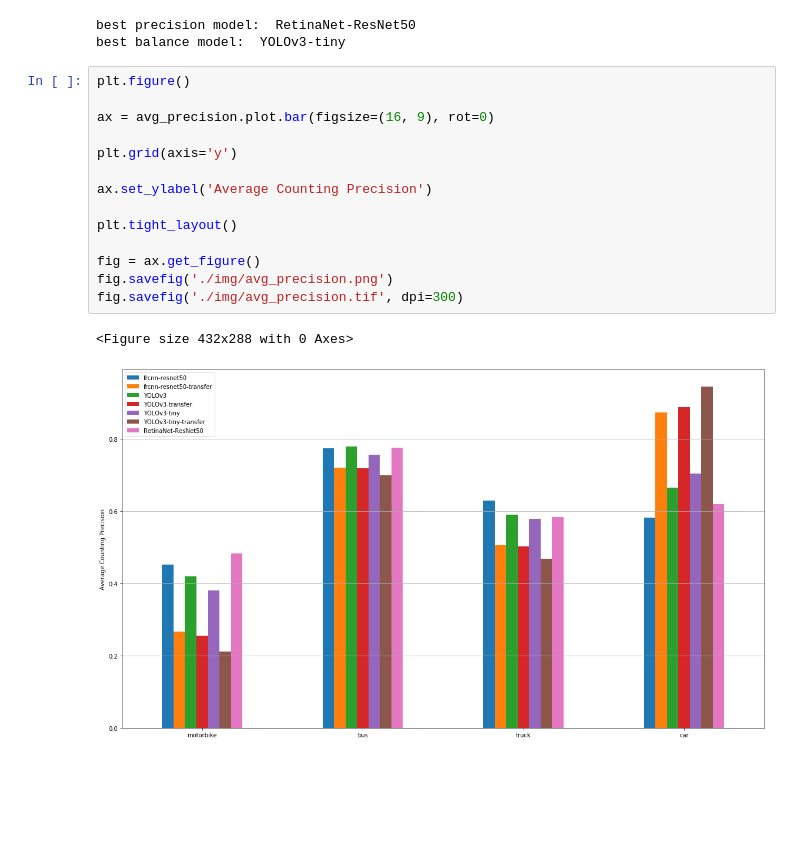
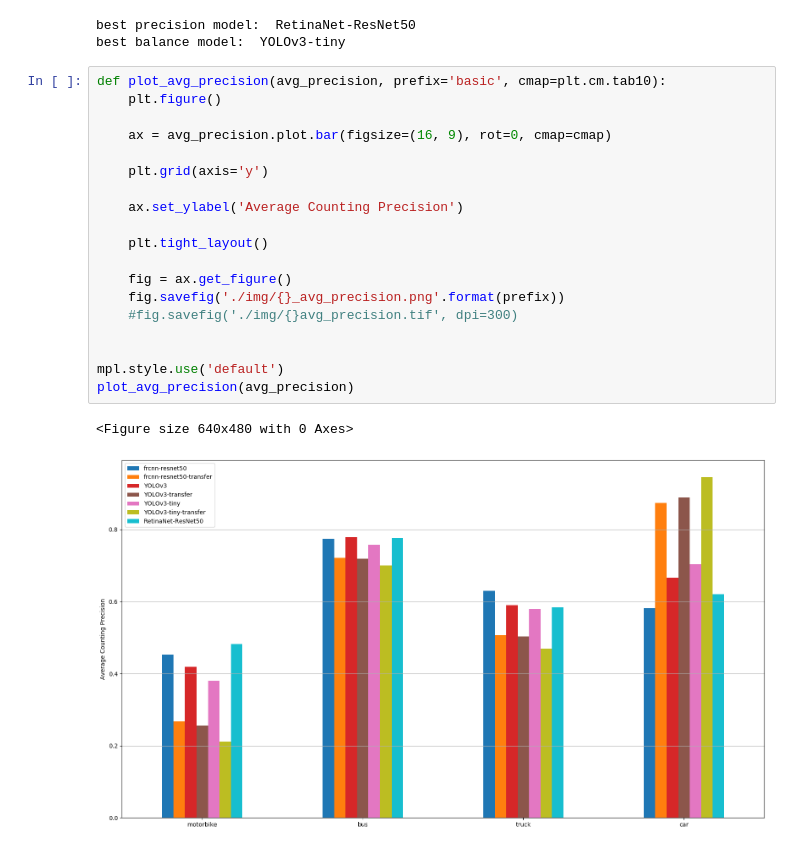
Before and after one commit to vvc-unal/vvc, a Jupyter notebook: notebooks/Results.ipynb, the cells around one changed output. Cells and saved outputs as stored; diff of their text form; blank space fills up the shorter version.

```diff
--- a/notebooks/Results.ipynb
+++ b/notebooks/Results.ipynb
@@ -346,20 +352,25 @@ print('best balance model: ', best_balance_model)
 best precision model:  RetinaNet-ResNet50
 best balance model:  YOLOv3-tiny
 # %%
-plt.figure()
+def plot_avg_precision(avg_precision, prefix='basic', cmap=plt.cm.tab10):
+    plt.figure()
 
-ax = avg_precision.plot.bar(figsize=(16, 9), rot=0)
+    ax = avg_precision.plot.bar(figsize=(16, 9), rot=0, cmap=cmap)
 
-plt.grid(axis='y')
+    plt.grid(axis='y')
 
-ax.set_ylabel('Average Counting Precision')
+    ax.set_ylabel('Average Counting Precision')
 
-plt.tight_layout()
+    plt.tight_layout()
 
-fig = ax.get_figure()
-fig.savefig('./img/avg_precision.png')
-fig.savefig('./img/avg_precision.tif', dpi=300)
+    fig = ax.get_figure()
+    fig.savefig('./img/{}_avg_precision.png'.format(prefix))
+    #fig.savefig('./img/{}avg_precision.tif', dpi=300)
+
+
+mpl.style.use('default')
+plot_avg_precision(avg_precision)
 # %% [output]
-<Figure size 432x288 with 0 Axes>
+<Figure size 640x480 with 0 Axes>
-[figure, old version]
+[figure, new version]
 # %%
```
Also changed, not shown: parts of 5 cells of this notebook, 1 other file.
